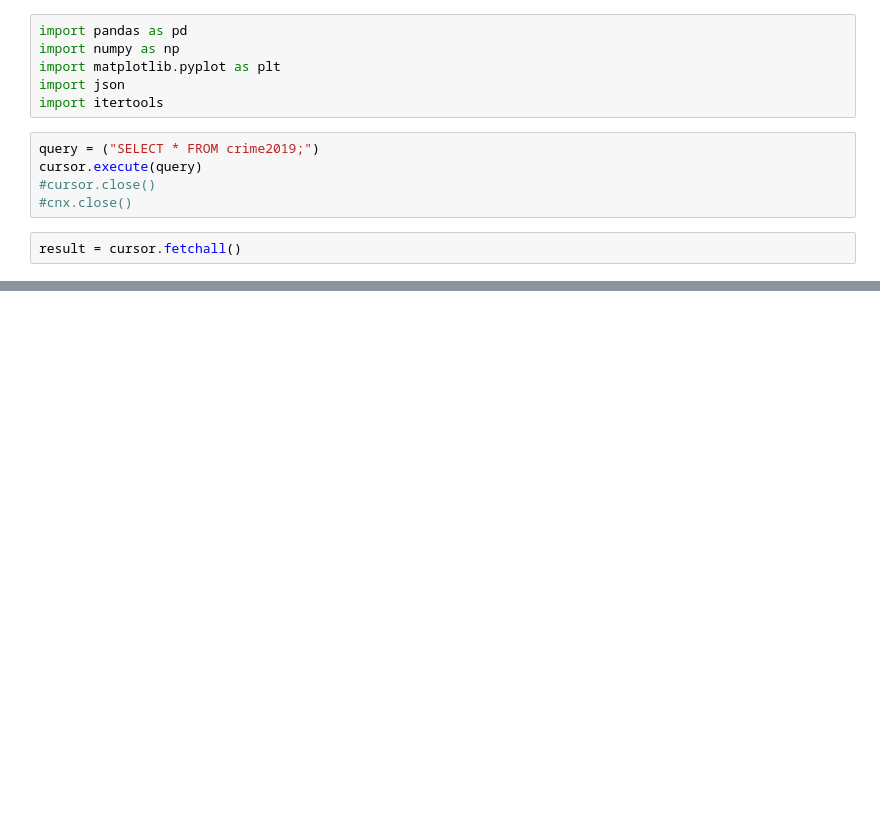
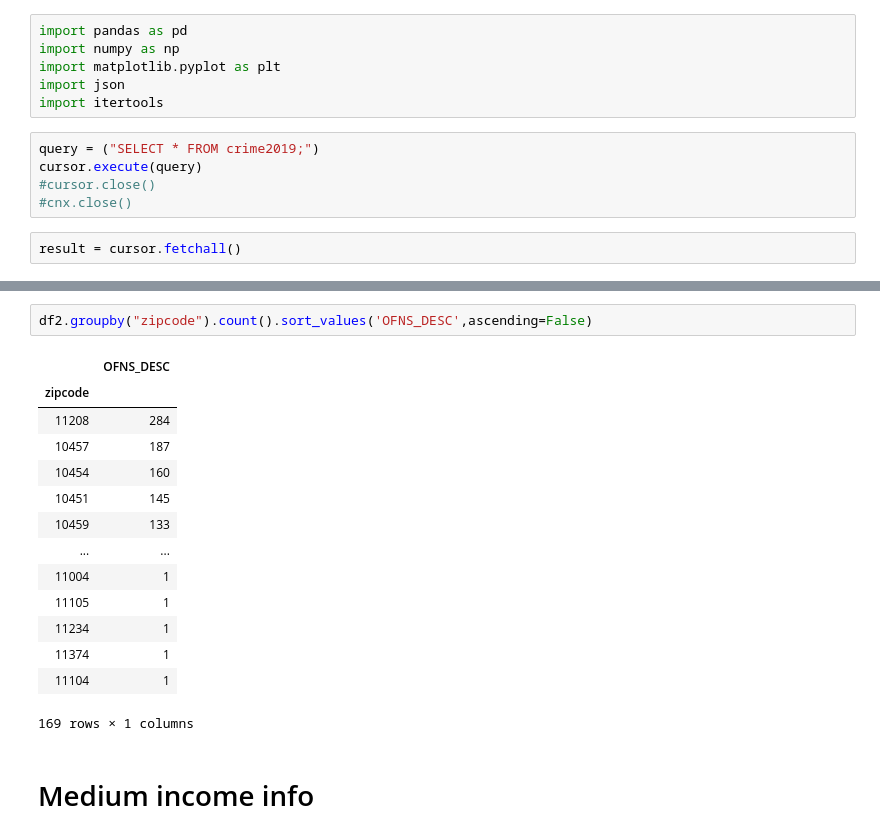
Before and after one commit to anitaguo49/Crime-NYC, a Jupyter notebook: Anita notebook.ipynb, the cells around one changed output, grey strips where cells are left out. Drawn from its saved outputs; the diff is of its cells as text; blank space fills up the shorter version.

```diff
--- a/Anita notebook.ipynb
+++ b/Anita notebook.ipynb
@@ -54,0 +152,19 @@ InternalError: Unread result found
+# %%
+df2.groupby("zipcode").count().sort_values('OFNS_DESC',ascending=False)
+# %% [output]
+|  | OFNS_DESC |
+| zipcode |  |
+| 11208 | 284 |
+| 10457 | 187 |
+| 10454 | 160 |
+| 10451 | 145 |
+| 10459 | 133 |
+| ... | ... |
+| 11004 | 1 |
+| 11105 | 1 |
+| 11234 | 1 |
+| 11374 | 1 |
+| 11104 | 1 |
+169 rows × 1 columns
+# %% [markdown]
+# Medium income info
```
Also changed, not shown: parts of 16 cells of this notebook.
